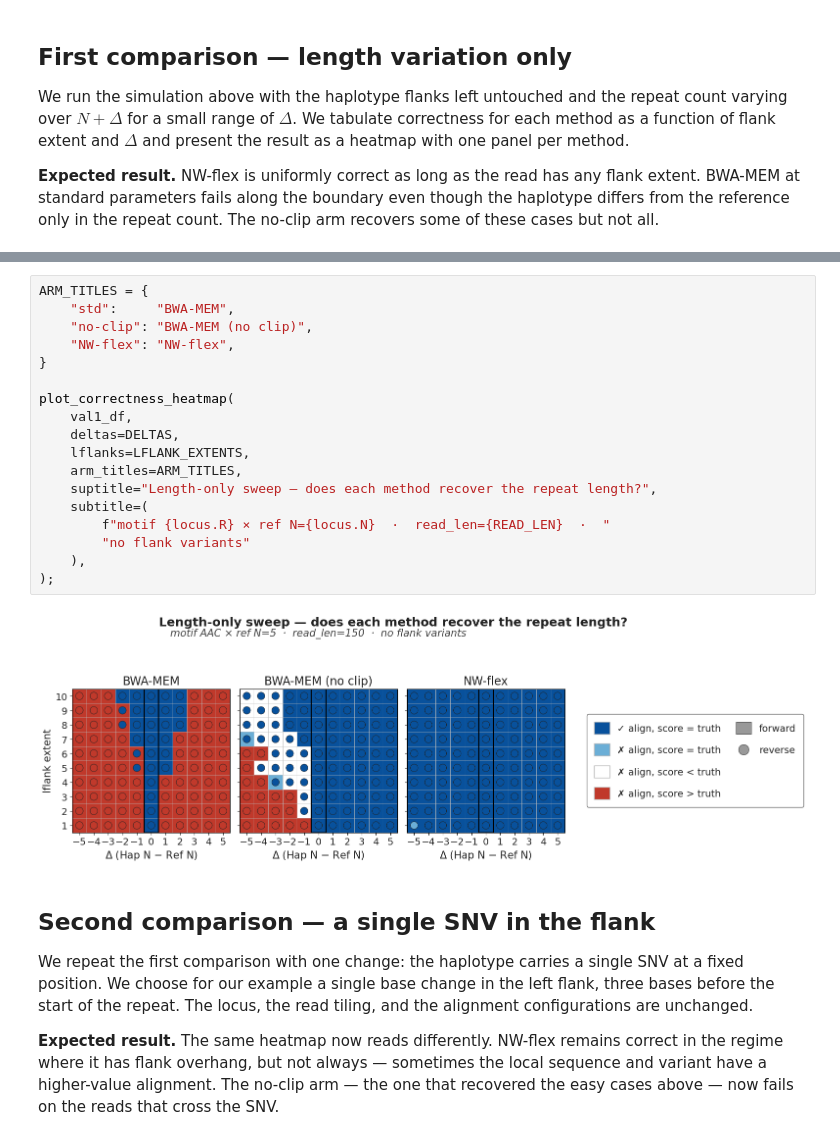
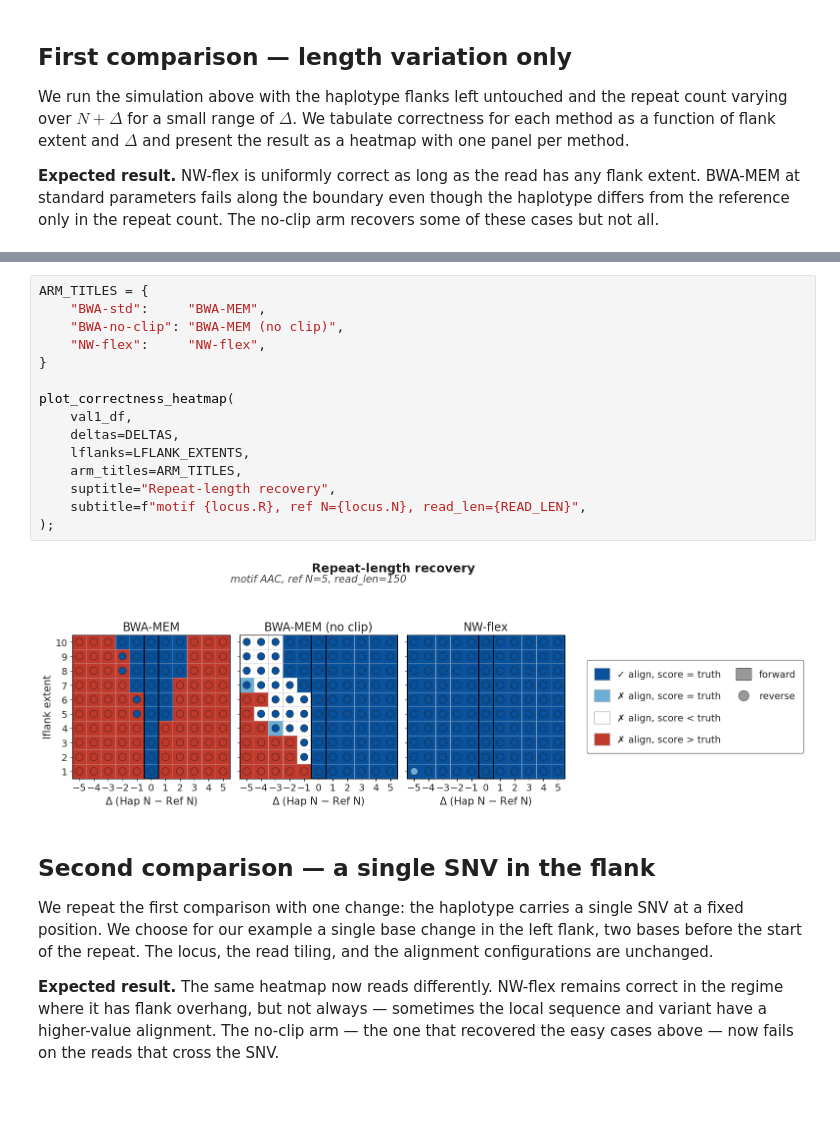
Before and after one commit to nwflex/nwflex, a Jupyter notebook: notebooks/07_NWflex_BWA_Comparison.ipynb, the cells around one changed output, grey strips where cells are left out. Drawn from its saved outputs; the diff is of its cells as text; blank space fills up the shorter version.

```diff
--- a/notebooks/07_NWflex_BWA_Comparison.ipynb
+++ b/notebooks/07_NWflex_BWA_Comparison.ipynb
@@ -680,27 +773,24 @@ Sweep: 10 lflanks × 11 Δs × 3 arms = 330 verdicts  (combine='best')
 # %%
 ARM_TITLES = {
-    "std":     "BWA-MEM",
-    "no-clip": "BWA-MEM (no clip)",
-    "NW-flex": "NW-flex",
+    "BWA-std":     "BWA-MEM",
+    "BWA-no-clip": "BWA-MEM (no clip)",
+    "NW-flex":     "NW-flex",
 }
 
 plot_correctness_heatmap(
     val1_df,
     deltas=DELTAS,
     lflanks=LFLANK_EXTENTS,
     arm_titles=ARM_TITLES,
-    suptitle="Length-only sweep — does each method recover the repeat length?",
-    subtitle=(
-        f"motif {locus.R} × ref N={locus.N}  ·  read_len={READ_LEN}  ·  "
-        "no flank variants"
-    ),
+    suptitle="Repeat-length recovery",
+    subtitle=f"motif {locus.R}, ref N={locus.N}, read_len={READ_LEN}",
 );
 # %% [output]
-[figure, old version]
+[figure, new version]
 # %% [markdown]
 ## Second comparison — a single SNV in the flank
 
-We repeat the first comparison with one change: the haplotype carries a single SNV at a fixed position. We choose for our example a single base change in the left flank, three bases before the start of the repeat. The locus, the read tiling, and the alignment configurations are unchanged.
+We repeat the first comparison with one change: the haplotype carries a single SNV at a fixed position. We choose for our example a single base change in the left flank, two bases before the start of the repeat. The locus, the read tiling, and the alignment configurations are unchanged.
 
 **Expected result.** The same heatmap now reads differently. NW-flex remains correct in the regime where it has flank overhang, but not always — sometimes the local sequence and variant have a higher-value alignment. The no-clip arm — the one that recovered the easy cases above — now fails on the reads that cross the SNV.
 # %%
```
Also changed, not shown: parts of 27 cells of this notebook, 6 other files.
